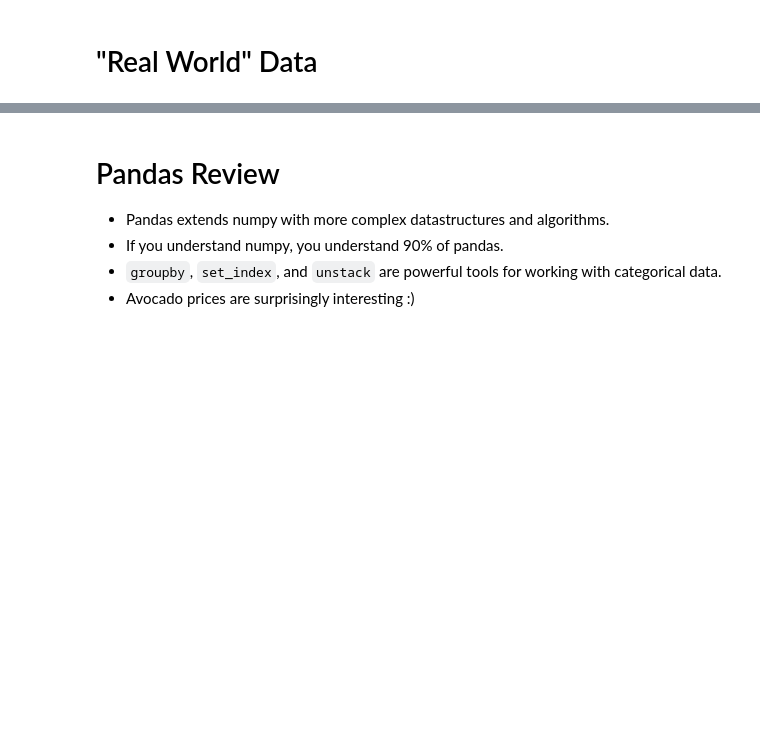
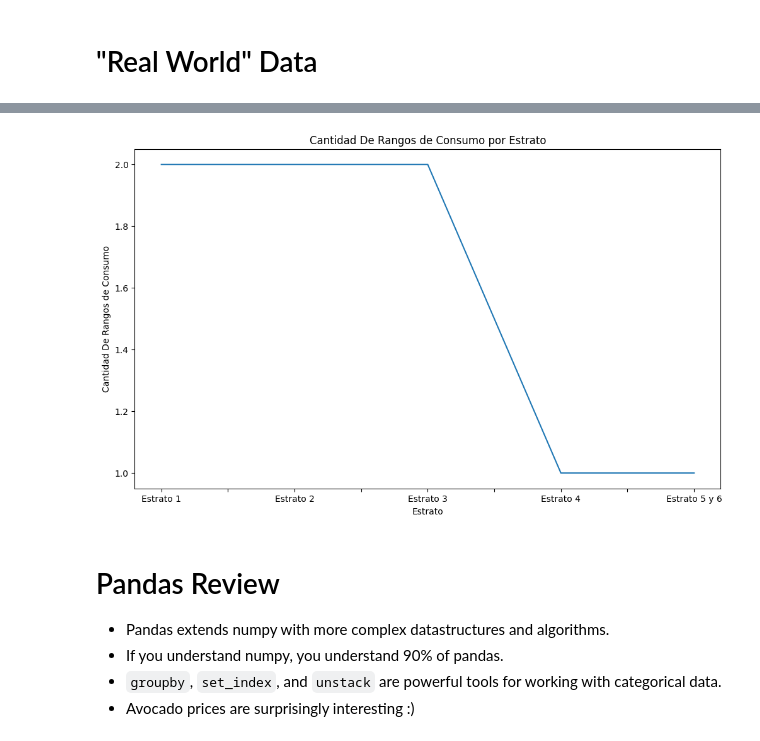
Before and after one commit to AndersonStick/MetNumUN2023II, a Jupyter notebook: Lab2/abarrerat_Lab2.ipynb, the cells around one changed output, grey strips where cells are left out. Cells and saved outputs as stored; diff of their text form; code cells hidden in the pictures; blank space fills up the shorter version.

```diff
--- a/Lab2/abarrerat_Lab2.ipynb
+++ b/Lab2/abarrerat_Lab2.ipynb
@@ -1569,3 +1763,11 @@ ax.set_xticklabels(ax.get_xticklabels(), rotation=45);
+# %%
+T_Energia[10].value_counts().plot(kind='line');
+
+plt.xlabel('Estrato')
+plt.ylabel('Cantidad De Rangos de Consumo')
+plt.title("Cantidad De Rangos de Consumo por Estrato");
+# %% [output]
+[figure, added]
 # %% [markdown]
 # Pandas Review
 
```
Also changed, not shown: parts of 47 cells of this notebook.
